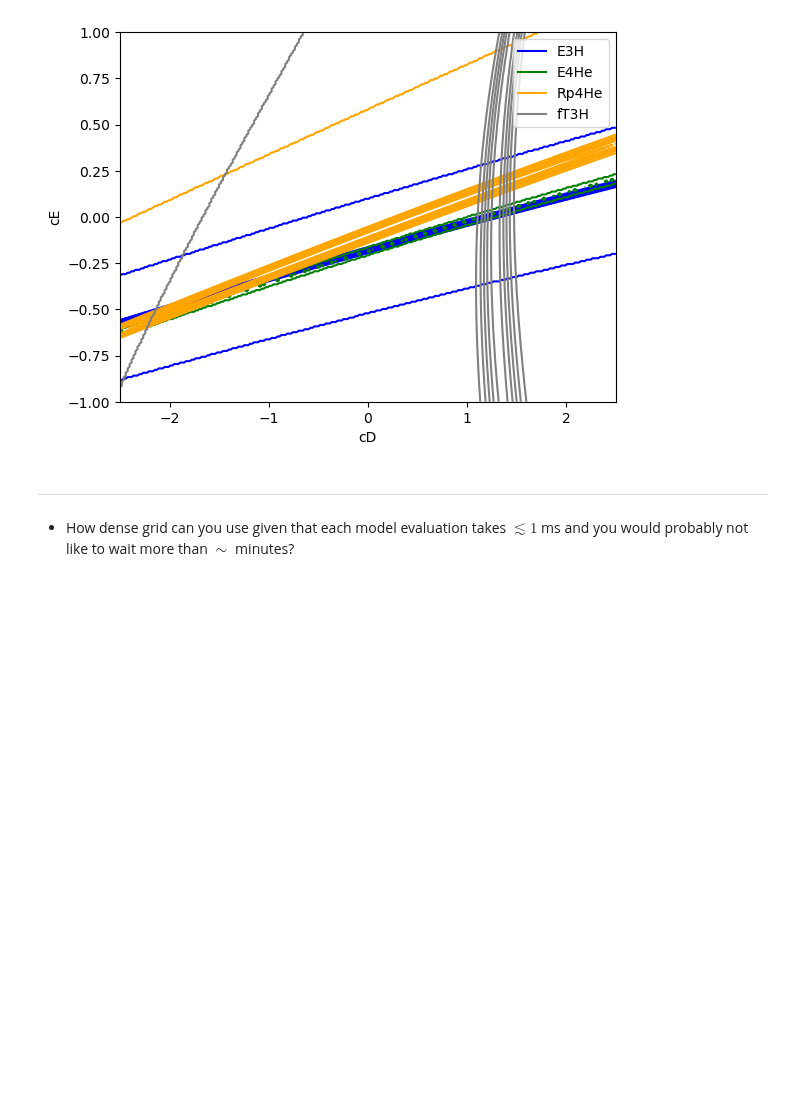
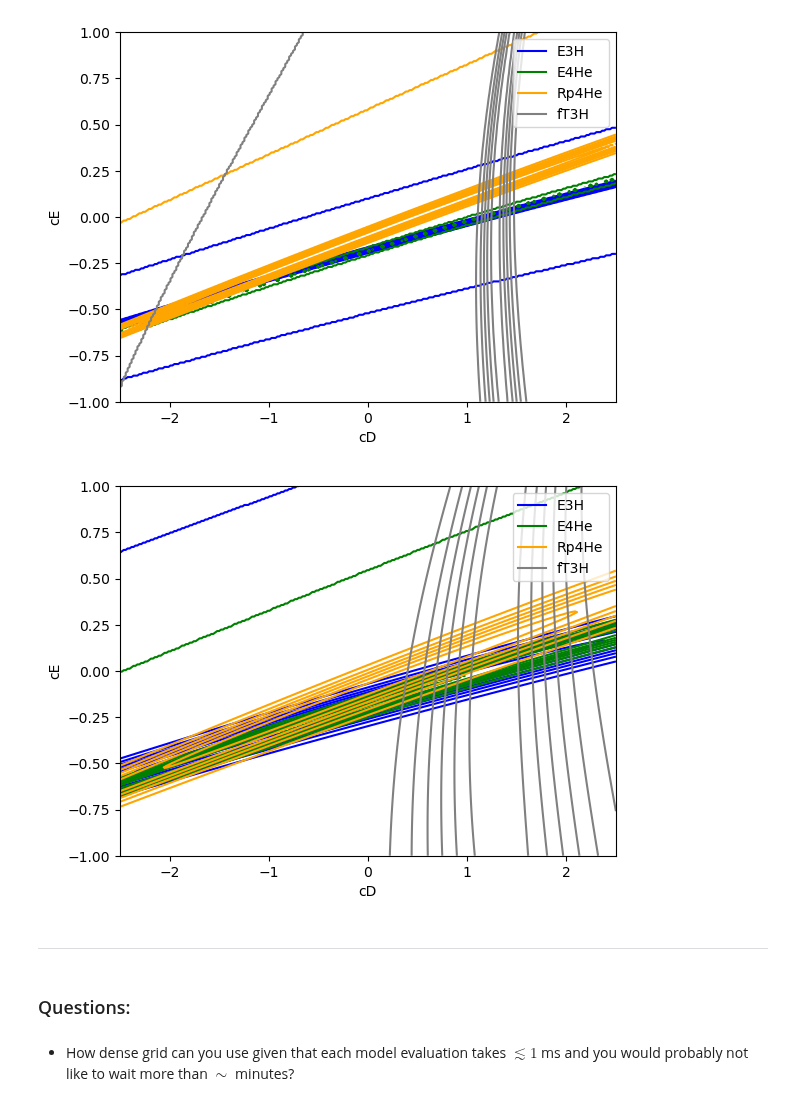
Before and after one commit to stach/lfd-project, a Jupyter notebook: Project1/project1.ipynb, the cells around one changed output. Saved outputs shown, nothing was run; the diff lists cells and outputs as text; code cells hidden in the pictures; blank space fills up the shorter version.

```diff
--- a/Project1/project1.ipynb
+++ b/Project1/project1.ipynb
@@ -27,0 +21,12 @@ vfewnucleonEmulator = np.vectorize(fewnucleonEmulator)
+# %%
+# Experimental data: my
+my_E3H=-8.482
+my_E4He=-28.296
+my_Rp4He=1.4552
+my_fT3H=1129.6
+
+# Experimental data: sigma
+sigma_E3H=0.015
+sigma_E4He=0.005
+sigma_Rp4He=0.0062
+sigma_fT3H=3
@@ -86,3 +84,15 @@ disc2_E3H = np.power(yex*cbar*np.power(Q,k+1),2)/(1-Q**2)
+# %%
+# Variance!
+disc2_E3H = np.power(my_E3H*cbar*np.power(Q,k+1),2)/(1-Q**2)
+disc2_E4He = np.power(my_E4He*cbar*np.power(Q,k+1),2)/(1-Q**2)
+disc2_Rp4He = np.power(my_Rp4He*cbar*np.power(Q,k+1),2)/(1-Q**2)
+disc2_fT3H = np.power(my_fT3H*cbar*np.power(Q,k+1),2)/(1-Q**2)
+
+# square root of sum of squared standard error
+sigma_E3H_efterr=np.sqrt(sigma_E3H**2+disc2_E3H)
+sigma_E4He_efterr=np.sqrt(sigma_E4He**2+disc2_E4He)
+sigma_Rp4He_efterr=np.sqrt(sigma_Rp4He**2+disc2_Rp4He)
+sigma_fT3H_efterr=np.sqrt(sigma_fT3H**2+disc2_fT3H)
 # %% [markdown]
 ### Estimate prior and likelihood
 # %%
@@ -93,9 +103,9 @@ pE4He_noefterr = likelihood(cD, cE, E4He_eval, my=my_E4He, sigma=sigma_E4He)
 pRp4He_noefterr = likelihood(cD, cE, Rp4He_eval, my=my_Rp4He, sigma=sigma_Rp4He)
 pfT3H_noefterr = likelihood(cD, cE, fT3H_eval, my=my_fT3H, sigma=sigma_fT3H)
 
-pE3H_efterr = likelihood(cD, cE, E3H_eval, my=my_E3H, sigma=sigma_E3H)
-pE4He_efterr = likelihood(cD, cE, E4He_eval, my=my_E4He, sigma=sigma_E4He)
-pRp4He_efterr = likelihood(cD, cE, Rp4He_eval, my=my_Rp4He, sigma=sigma_Rp4He)
-pfT3H_efterr = likelihood(cD, cE, fT3H_eval, my=my_fT3H, sigma=sigma_fT3H)
+pE3H_efterr = likelihood(cD, cE, E3H_eval, my=my_E3H, sigma=sigma_E3H_efterr)
+pE4He_efterr = likelihood(cD, cE, E4He_eval, my=my_E4He, sigma=sigma_E4He_efterr)
+pRp4He_efterr = likelihood(cD, cE, Rp4He_eval, my=my_Rp4He, sigma=sigma_Rp4He_efterr)
+pfT3H_efterr = likelihood(cD, cE, fT3H_eval, my=my_fT3H, sigma=sigma_fT3H_efterr)
 # %% [markdown]
 ### Find a confidence interval
@@ -137,33 +159,37 @@ plt.show()
 # %%
  # 6b)
 
 # E4He_eval: blue
 # E3H_eval: green
 # Rp4He_eval: orange
 # fT3H_eval: grey
 
 import matplotlib.lines as mlines
 
-plt.contour(cD_eval, cE_eval, pE3H*pPrior, colors="blue")
-plt.contour(cD_eval, cE_eval, pE4He*pPrior, colors="green")
-plt.contour(cD_eval, cE_eval, pRp4He*pPrior, colors="orange")
-plt.contour(cD_eval, cE_eval, pfT3H*pPrior, colors="grey")
+plt.contour(cD_eval, cE_eval, pE3H_efterr*pPrior, colors="blue")
+plt.contour(cD_eval, cE_eval, pE4He_efterr*pPrior, colors="green")
+plt.contour(cD_eval, cE_eval, pRp4He_efterr*pPrior, colors="orange")
+plt.contour(cD_eval, cE_eval, pfT3H_efterr*pPrior, colors="grey")
 
 legend_labels = [
     mlines.Line2D([], [], color='blue', label='E3H'),
     mlines.Line2D([], [], color='green', label='E4He'),
     mlines.Line2D([], [], color='orange', label='Rp4He'),
     mlines.Line2D([], [], color='grey', label='fT3H')
 ]
 plt.legend(handles=legend_labels)
 
 plt.xlabel('cD')
 plt.ylabel('cE')
 
 # Show the plot
 plt.show()
+# %% [output]
+[figure, added]
 # %% [markdown]
 ---
+# %% [markdown]
+### Questions:
 # %% [markdown]
 - How dense grid can you use given that each model evaluation takes $\lesssim 1$ ms and you would probably not like to wait more than $\sim$ minutes?
 # %%
```
Also changed, not shown: parts of 14 cells of this notebook.
